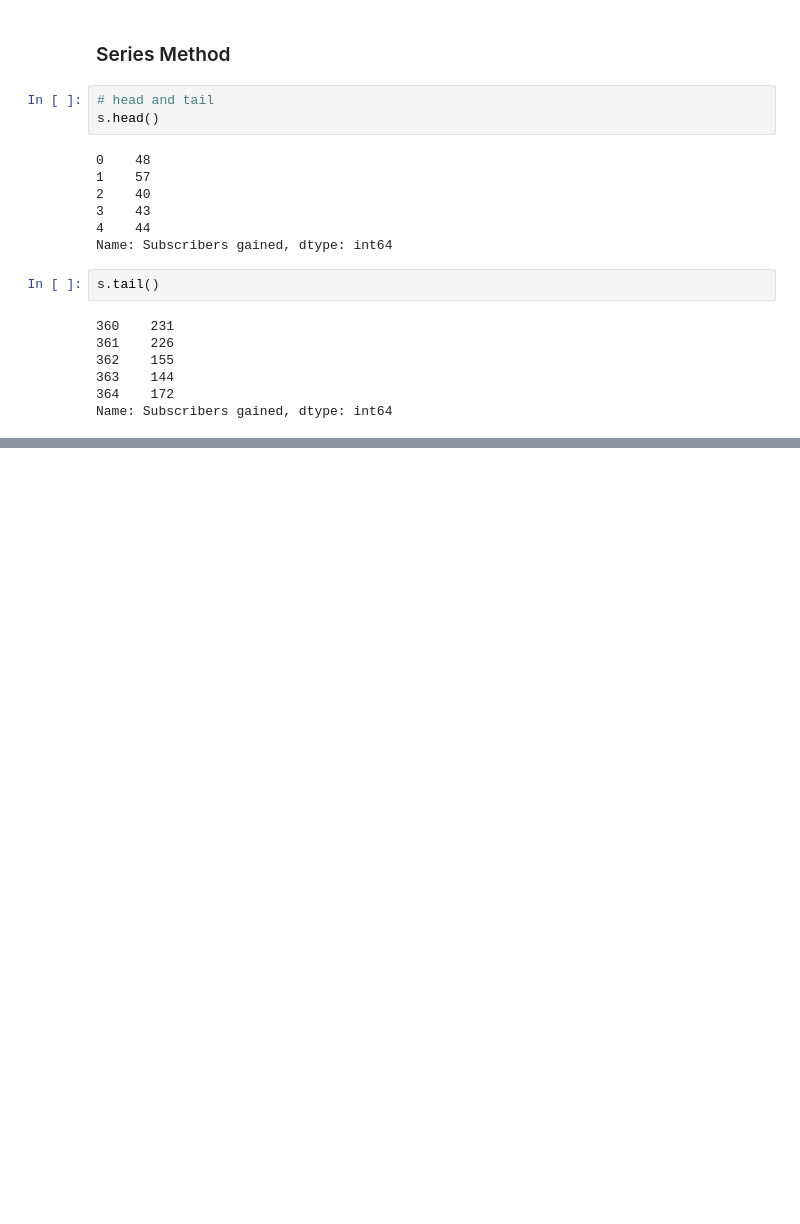
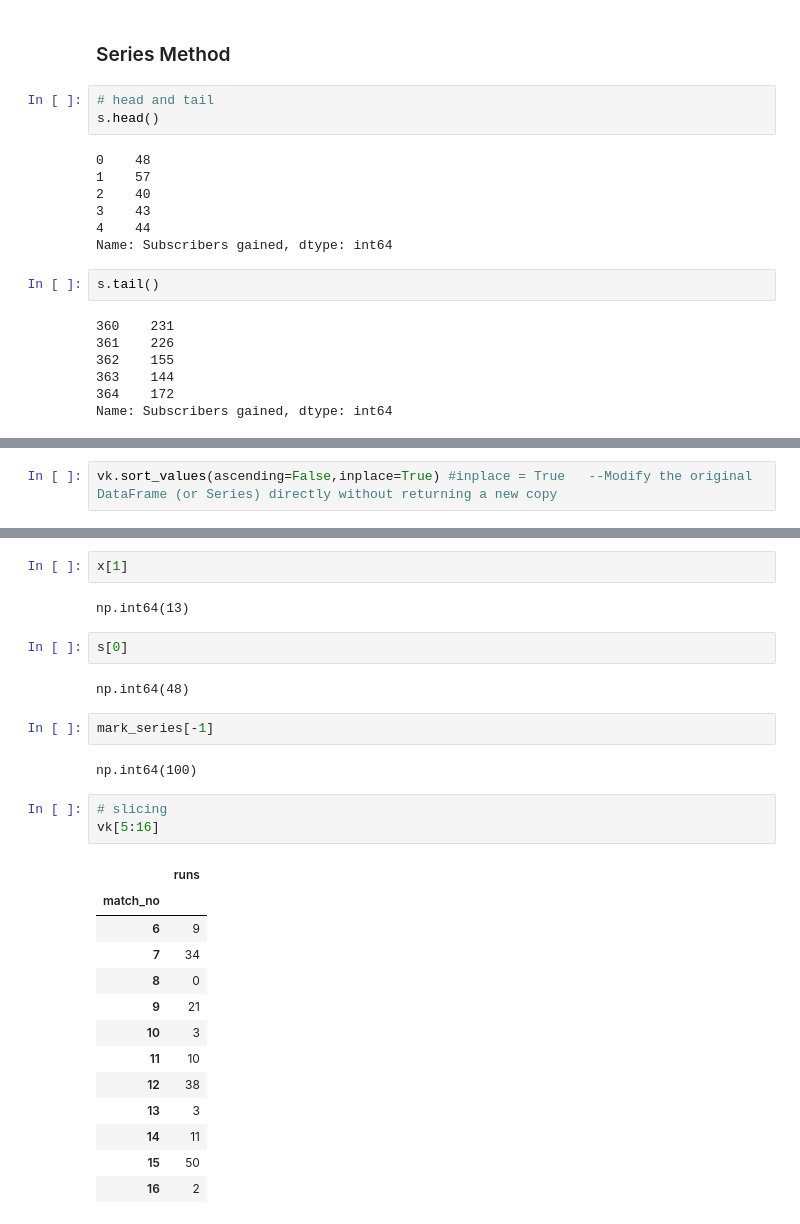
Before and after one commit to fahim-506/eda-with-python, a Jupyter notebook: notebooks/04_pandas_series.ipynb, the cells around one changed output, grey strips where cells are left out. Drawn from its saved outputs; the diff is of its cells as text; blank space fills up the shorter version.

```diff
--- a/notebooks/04_pandas_series.ipynb
+++ b/notebooks/04_pandas_series.ipynb
@@ -187,0 +230,2 @@ Name: Subscribers gained, dtype: int64
+# %%
+vk.sort_values(ascending=False,inplace=True) #inplace = True   --Modify the original DataFrame (or Series) directly without returning a new copy
@@ -187,0 +300,29 @@ Name: Subscribers gained, dtype: int64
+# %%
+x[1]
+# %% [output]
+np.int64(13)
+# %%
+s[0]
+# %% [output]
+np.int64(48)
+# %%
+mark_series[-1]
+# %% [output]
+np.int64(100)
+# %%
+# slicing
+vk[5:16]
+# %% [output]
+|  | runs |
+| match_no |  |
+| 6 | 9 |
+| 7 | 34 |
+| 8 | 0 |
+| 9 | 21 |
+| 10 | 3 |
+| 11 | 10 |
+| 12 | 38 |
+| 13 | 3 |
+| 14 | 11 |
+| 15 | 50 |
+| 16 | 2 |
```
Also changed, not shown: parts of 46 cells of this notebook.
